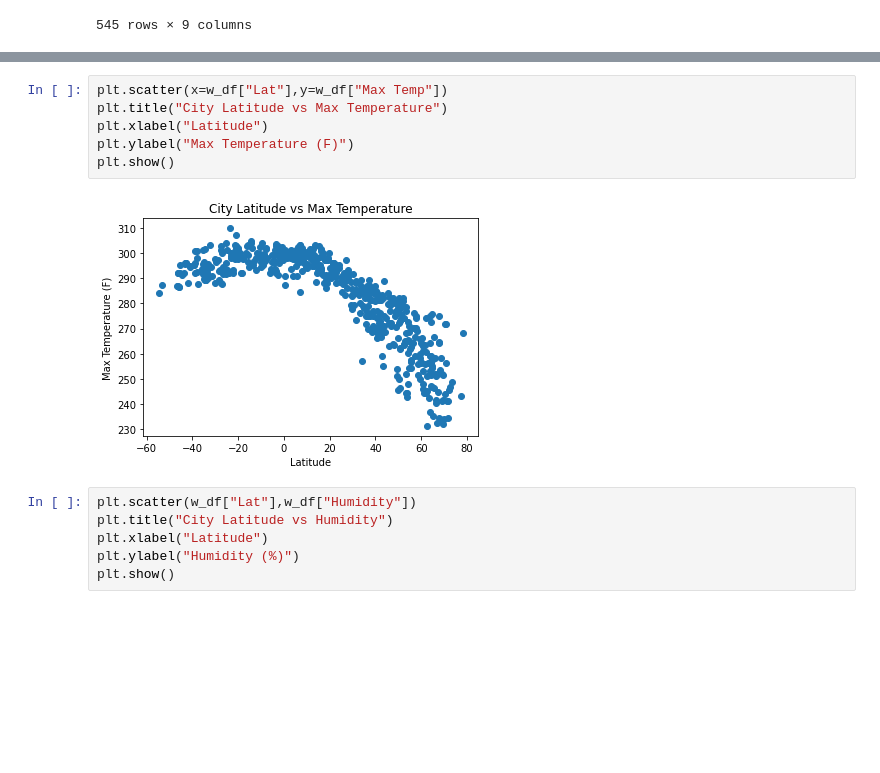
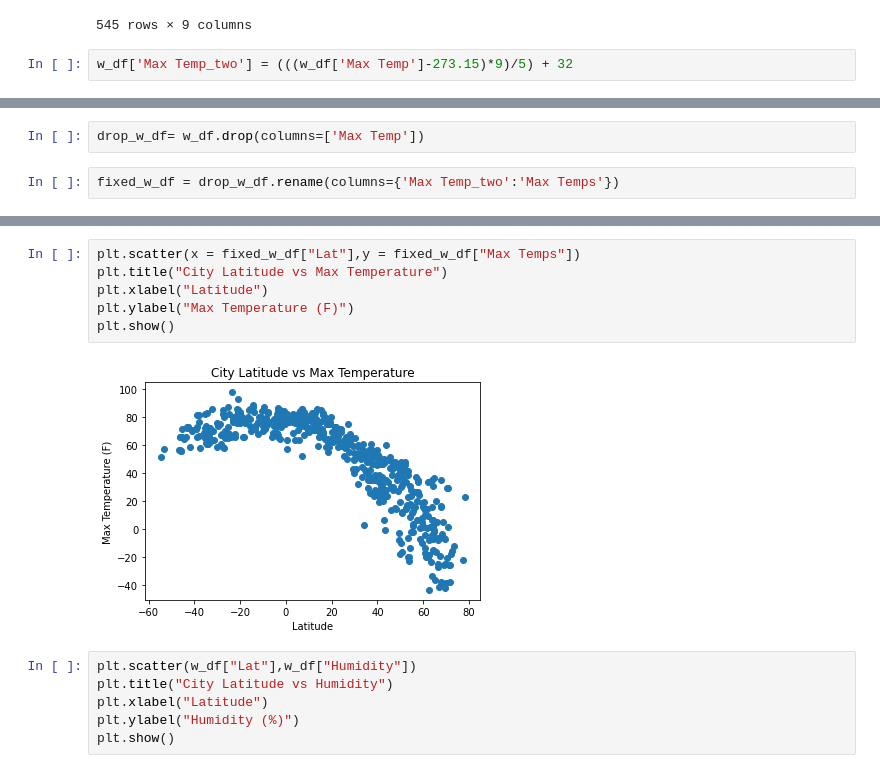
Before and after one commit to write42/python-api-challenge, a Jupyter notebook: WeatherPy/WeatherPy.ipynb, the cells around one changed output, grey strips where cells are left out. Saved outputs shown, nothing was run; the diff lists cells and outputs as text; blank space fills up the shorter version.

Commit message:
Fixed temperature problem, need to graph lines

```diff
--- a/WeatherPy/WeatherPy.ipynb
+++ b/WeatherPy/WeatherPy.ipynb
@@ -128,4 +126,6 @@ w_df
 | 543 | Flinders | -34.5833 | 150.8552 | 301.48 | 65 | 46 | 2.24 | AU | 1612404177 |
 | 544 | Myitkyina | 25.3833 | 97.4000 | 289.91 | 46 | 0 | 1.31 | MM | 1612404177 |
 545 rows × 9 columns
+# %%
+w_df['Max Temp_two'] = (((w_df['Max Temp']-273.15)*9)/5) + 32
 # %%
@@ -132,0 +147,4 @@ w_df.describe()
+# %%
+drop_w_df= w_df.drop(columns=['Max Temp'])
+# %%
+fixed_w_df = drop_w_df.rename(columns={'Max Temp_two':'Max Temps'})
@@ -133,11 +167,11 @@ w_df.describe()
 # %%
-plt.scatter(x=w_df["Lat"],y=w_df["Max Temp"])
+plt.scatter(x = fixed_w_df["Lat"],y = fixed_w_df["Max Temps"])
 plt.title("City Latitude vs Max Temperature")
 plt.xlabel("Latitude")
 plt.ylabel("Max Temperature (F)")
 plt.show()
 # %% [output]
-[figure, old version]
+[figure, new version]
 # %%
 plt.scatter(w_df["Lat"],w_df["Humidity"])
 plt.title("City Latitude vs Humidity")
```
Also changed, not shown: parts of 4 cells of this notebook.
